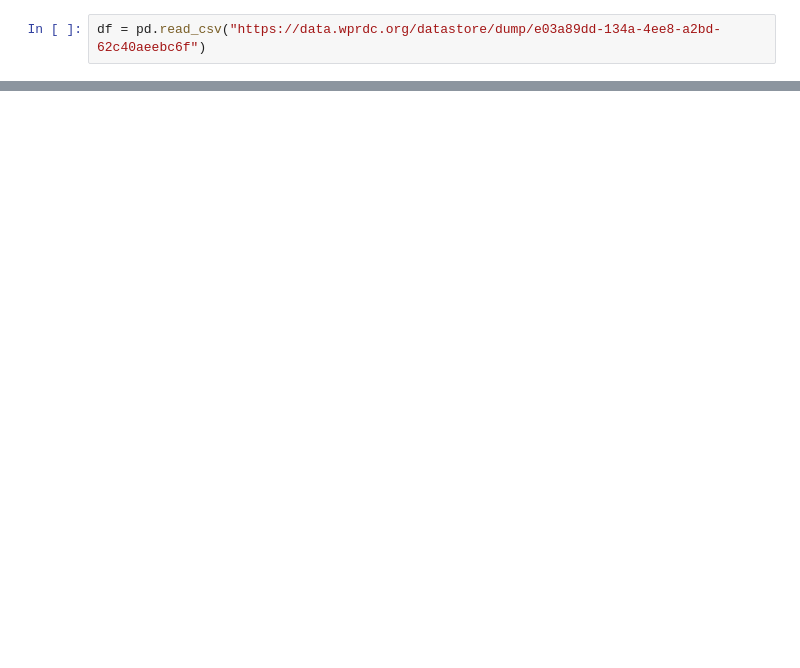
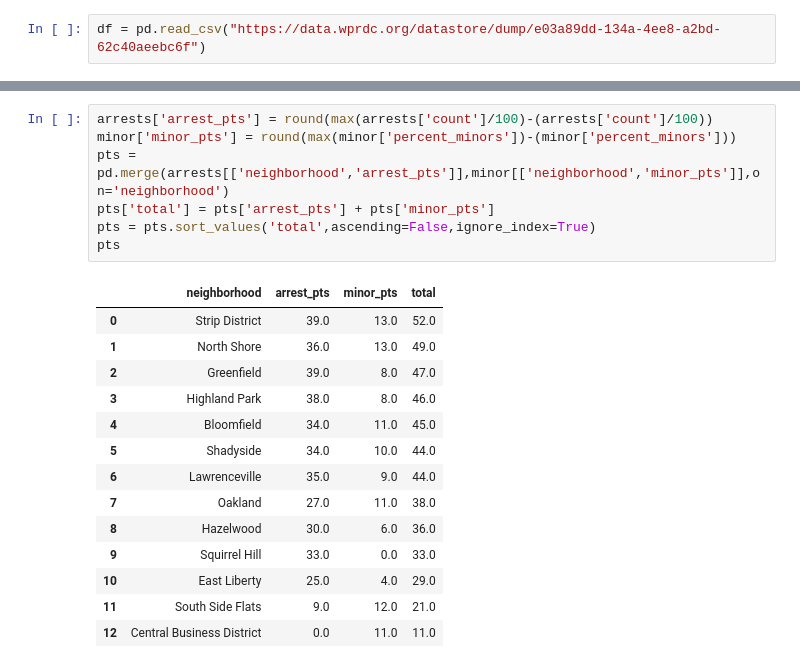
Before and after one commit to AbeEldo/CS0010FinalProject, a Jupyter notebook: AbeDS2.ipynb, the cells around one changed output, grey strips where cells are left out. Drawn from its saved outputs; the diff is of its cells as text; blank space fills up the shorter version.

```diff
--- a/AbeDS2.ipynb
+++ b/AbeDS2.ipynb
@@ -42,0 +123,22 @@ df
+# %%
+arrests['arrest_pts'] = round(max(arrests['count']/100)-(arrests['count']/100))
+minor['minor_pts'] = round(max(minor['percent_minors'])-(minor['percent_minors']))
+pts = pd.merge(arrests[['neighborhood','arrest_pts']],minor[['neighborhood','minor_pts']],on='neighborhood')
+pts['total'] = pts['arrest_pts'] + pts['minor_pts']
+pts = pts.sort_values('total',ascending=False,ignore_index=True)
+pts
+# %% [output]
+|  | neighborhood | arrest_pts | minor_pts | total |
+| 0 | Strip District | 39.0 | 13.0 | 52.0 |
+| 1 | North Shore | 36.0 | 13.0 | 49.0 |
+| 2 | Greenfield | 39.0 | 8.0 | 47.0 |
+| 3 | Highland Park | 38.0 | 8.0 | 46.0 |
+| 4 | Bloomfield | 34.0 | 11.0 | 45.0 |
+| 5 | Shadyside | 34.0 | 10.0 | 44.0 |
+| 6 | Lawrenceville | 35.0 | 9.0 | 44.0 |
+| 7 | Oakland | 27.0 | 11.0 | 38.0 |
+| 8 | Hazelwood | 30.0 | 6.0 | 36.0 |
+| 9 | Squirrel Hill | 33.0 | 0.0 | 33.0 |
+| 10 | East Liberty | 25.0 | 4.0 | 29.0 |
+| 11 | South Side Flats | 9.0 | 12.0 | 21.0 |
+| 12 | Central Business District | 0.0 | 11.0 | 11.0 |
```
Also changed, not shown: parts of 8 cells of this notebook.
